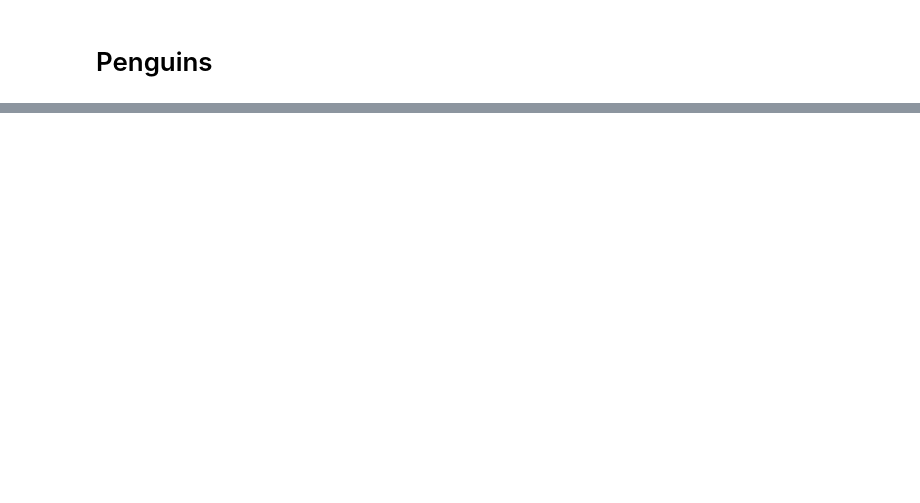
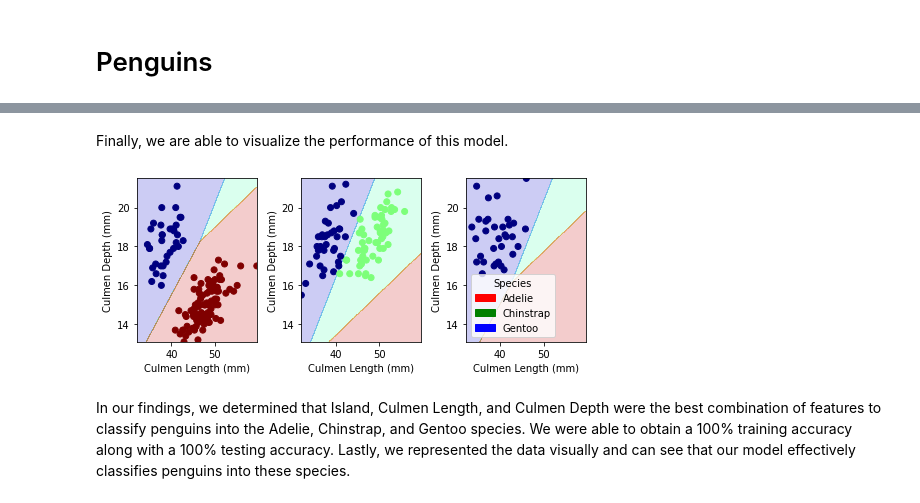
Before and after one commit to dmsmith25/dmsmith25.github.io, a Jupyter notebook: posts/penguins-project/index.ipynb, the cells around one changed output, grey strips where cells are left out. Drawn from its saved outputs; the diff is of its cells as text; code cells hidden in the pictures; blank space fills up the shorter version.

```diff
--- a/posts/penguins-project/index.ipynb
+++ b/posts/penguins-project/index.ipynb
@@ -16,0 +60,13 @@ train.head()
+# %%
+from itertools import combinations
+
+all_qual_cols = ["Clutch Completion", "Sex", "Island", "Stage"]
+all_quant_cols = ['Culmen Length (mm)', 'Culmen Depth (mm)', 'Flipper Length (mm)', 'Body Mass (g)', 'Delta 15 N (o/oo)', 'Delta 13 C (o/oo)']
+
+col_combos = []
+
+for qual in all_qual_cols:
+  qual_cols = [col for col in X_train.columns if qual in col ]
+  for pair in combinations(all_quant_cols, 2):
+    cols = qual_cols + list(pair)
+    col_combos.append(cols)
@@ -16,0 +75,21 @@ train.head()
+# %%
+from sklearn.linear_model import LogisticRegression
+import warnings
+
+
+warnings.filterwarnings("ignore") # I was getting a lot of warnings
+
+best_score = 0.0
+best_cols = ["N/A"]
+
+for col in col_combos:
+    LR = LogisticRegression()
+    LR.fit(X_train[col], y_train)
+    score = LR.score(X_train[col], y_train)
+
+    if score > best_score:
+        best_score = score
+        best_cols = col
+
+print(best_score)
+print(best_cols)
@@ -16,0 +101,8 @@ train.head()
+# %%
+best_cols = best_cols[(len(best_cols) - 2):] + best_cols[:(len(best_cols) - 2)]
+
+LR = LogisticRegression()
+LR.fit(X_train[best_cols], y_train)
+score = LR.score(X_train[best_cols], y_train)
+
+print(score)
@@ -16,0 +194,8 @@ train.head()
+# %% [markdown]
+Finally, we are able to visualize the performance of this model.
+# %%
+plot_regions(LR, X_train[best_cols], y_train)
+# %% [output]
+[figure, added]
+# %% [markdown]
+In our findings, we determined that Island, Culmen Length, and Culmen Depth were the best combination of features to classify penguins into the Adelie, Chinstrap, and Gentoo species. We were able to obtain a 100% training accuracy along with a 100% testing accuracy. Lastly, we represented the data visually and can see that our model effectively classifies penguins into these species.
```
Also changed, not shown: parts of 16 cells of this notebook, 7 other files.
